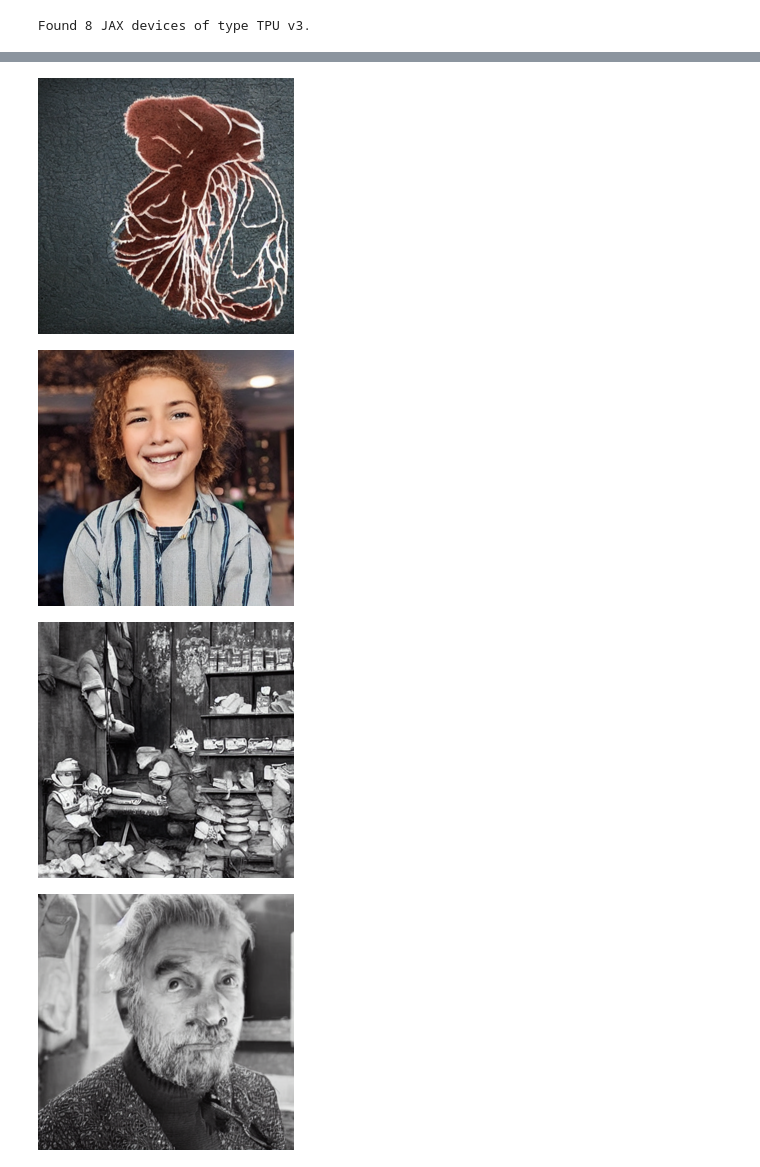
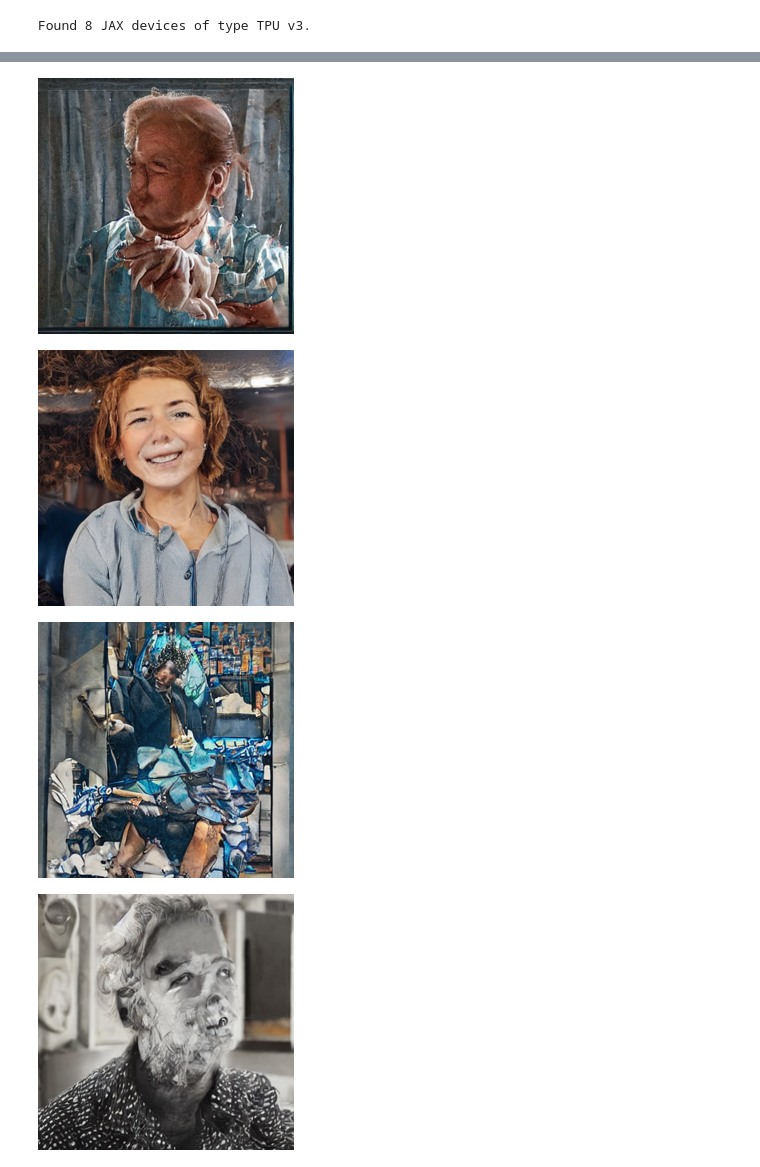
Before and after one commit to EvergreenTree/di-f-fu-sion, a Jupyter notebook: inference.ipynb, the cells around one changed output, grey strips where cells are left out. Cells and saved outputs as stored; diff of their text form; code cells hidden in the pictures.

```diff
--- a/inference.ipynb
+++ b/inference.ipynb
@@ -29,6 +29,7 @@ def generate_unconditional(path):
         display(image.resize((256,256)))
     return pipeline, params
 
-pipeline, params = generate_unconditional("sd-portraits-compare-1000")
+
+pipeline, params = generate_unconditional("sd-portraits")
 # %% [output]
 Found 8 JAX devices of type TPU v3.
@@ -38,4 +39,4 @@ Found 8 JAX devices of type TPU v3.
-[figure, old version]
+[figure, new version]
-[figure, old version]
+[figure, new version]
-[figure, old version]
+[figure, new version]
-[figure, old version]
+[figure, new version]
```
Also changed, not shown: parts of 1 cell of this notebook, 3 other files.
